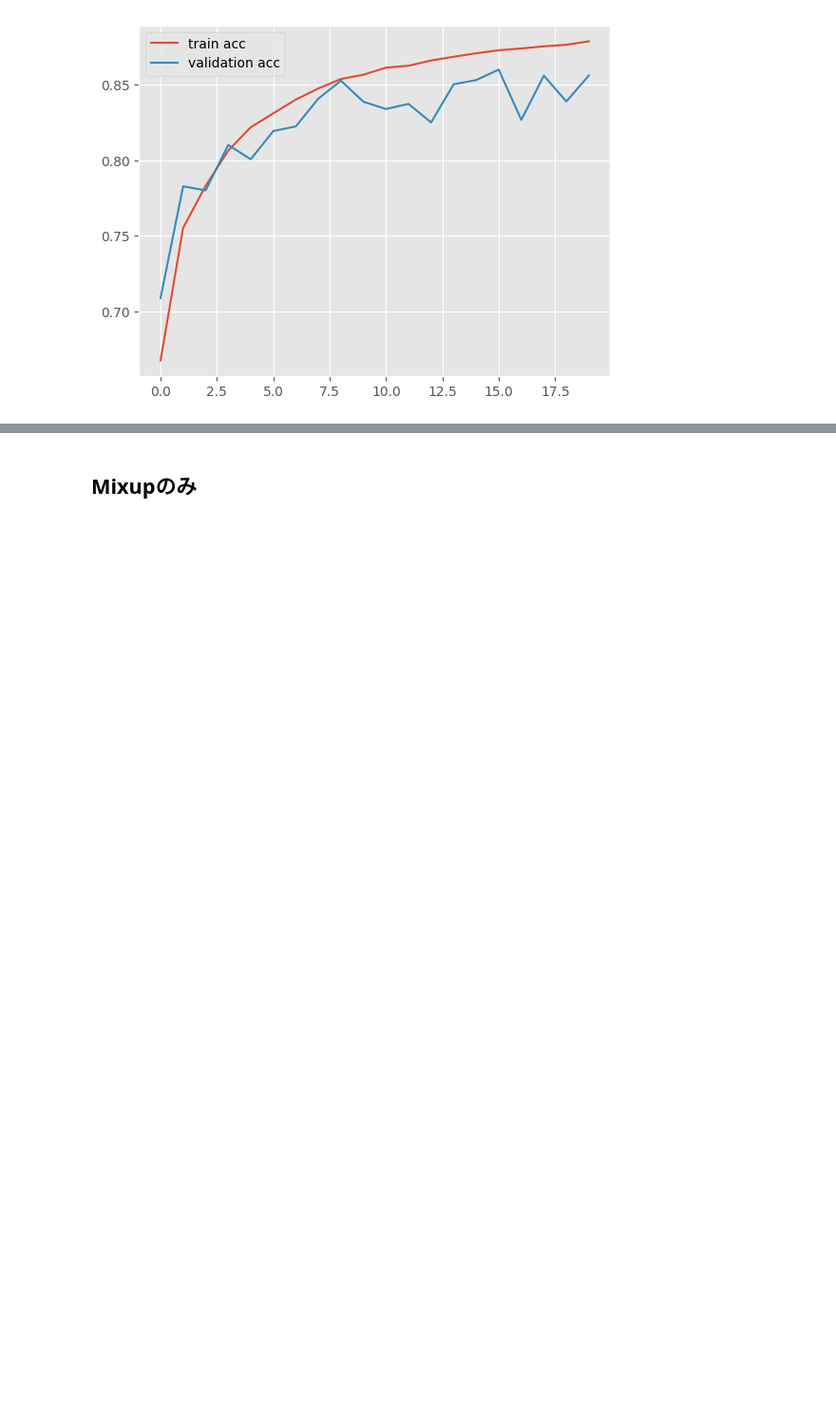
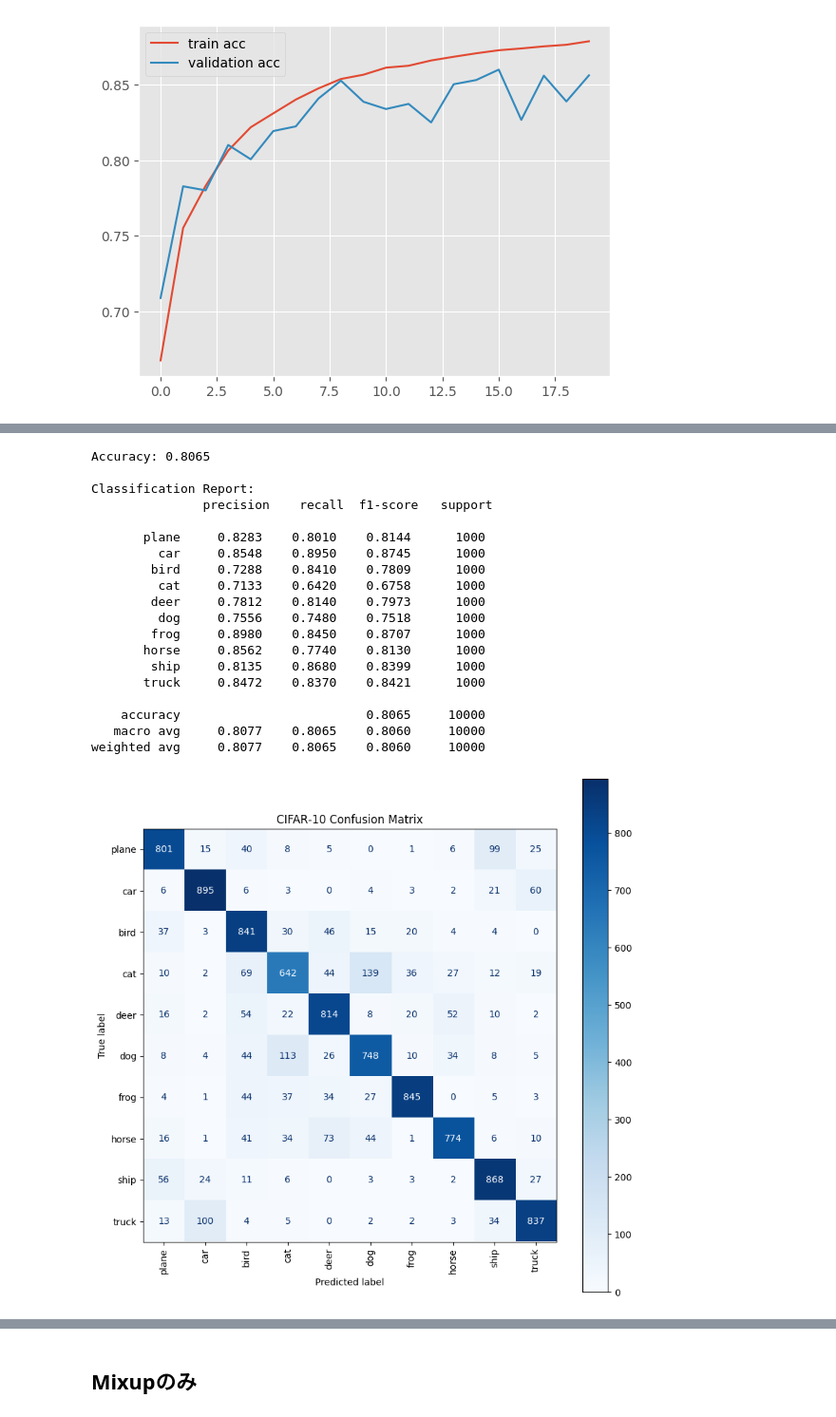
Before and after one commit to MillionHappa/Spark, a Jupyter notebook: 採用課題まとめ.ipynb, the cells around one changed output, grey strips where cells are left out. Shown: that part at 95% size. Saved outputs shown, nothing was run; the diff lists cells and outputs as text; code cells hidden in the pictures; blank space fills up the shorter version.

```diff
--- a/採用課題まとめ.ipynb
+++ b/採用課題まとめ.ipynb
@@ -504,16 +503,29 @@ for epoch in range(num_epochs):
 
 #validation
     model.eval()
+    y_true, y_pred, y_score = [], [], []
     val_running_loss = 0.0
     val_running_acc = 0.0
     for val_imgs, val_labels in validation_dataloader:
         val_imgs = val_imgs.to(device)
         val_labels = val_labels.to(device)
         val_output = model(val_imgs)
+
         val_loss = criterion(val_output, val_labels)
         val_running_loss += val_loss.item()
         val_pred = torch.argmax(val_output, dim=1)
         val_running_acc += torch.mean(val_pred.eq(val_labels).float())
+
+        probs = F.softmax(val_output, dim=1).cpu().detach().numpy()
+        preds = np.argmax(probs, axis=1)
+
+        y_true.extend(val_labels.cpu().numpy())
+        y_pred.extend(preds)
+        y_score.extend(probs)
+
+    y_true = np.array(y_true)
+    y_pred = np.array(y_pred)
+    y_score = np.array(y_score)
 
     val_running_loss /= len(validation_dataloader)
     val_running_acc /= len(validation_dataloader)
@@ -521,4 +533,14 @@ for epoch in range(num_epochs):
     val_accs.append(val_running_acc)
 
     print("epoch: {}, loss: {}, acc: {}, val loss: {}, val acc: {}".format(epoch, running_loss, running_acc, val_running_loss, val_running_acc))
+
+acc = accuracy_score(y_true, y_pred)
+recall_macro = recall_score(y_true, y_pred, average='macro')
+precision_macro = precision_score(y_true, y_pred, average='macro')
+f1_macro = f1_score(y_true, y_pred, average='macro')
+
+print(f'Accuracy       : {acc:.4f}')
+print(f'Precision (macro): {precision_macro:.4f}')
+print(f'Recall (macro)   : {recall_macro:.4f}')
+print(f'F1 Score (macro): {f1_macro:.4f}')
 # %% [output]
@@ -544,0 +564,36 @@ epoch: 19, loss: 0.5697671072992543, acc: 0.8006637692451477, val loss: 0.345263
+# %%
+# Accuracy
+print("Accuracy:", accuracy_score(y_true, y_pred))
+
+# Classification report (Precision／Recall／F1)
+print("\nClassification Report:\n",
+      classification_report(y_true, y_pred, target_names=names, digits=4))
+
+# 混同行列の計算と可視化
+cm = confusion_matrix(y_true, y_pred)
+disp = ConfusionMatrixDisplay(confusion_matrix=cm, display_labels=names)
+fig, ax = plt.subplots(figsize=(10,10))
+disp.plot(cmap=plt.cm.Blues, ax=ax, xticks_rotation='vertical')
+plt.title("CIFAR‑10 Confusion Matrix")
+plt.show()
+# %% [output]
+Accuracy: 0.8065
+
+Classification Report:
+               precision    recall  f1-score   support
+
+       plane     0.8283    0.8010    0.8144      1000
+         car     0.8548    0.8950    0.8745      1000
+        bird     0.7288    0.8410    0.7809      1000
+         cat     0.7133    0.6420    0.6758      1000
+        deer     0.7812    0.8140    0.7973      1000
+         dog     0.7556    0.7480    0.7518      1000
+        frog     0.8980    0.8450    0.8707      1000
+       horse     0.8562    0.7740    0.8130      1000
+        ship     0.8135    0.8680    0.8399      1000
+       truck     0.8472    0.8370    0.8421      1000
+
+    accuracy                         0.8065     10000
+   macro avg     0.8077    0.8065    0.8060     10000
+weighted avg     0.8077    0.8065    0.8060     10000
+[figure, added]
```
Also changed, not shown: parts of 7 cells of this notebook.
